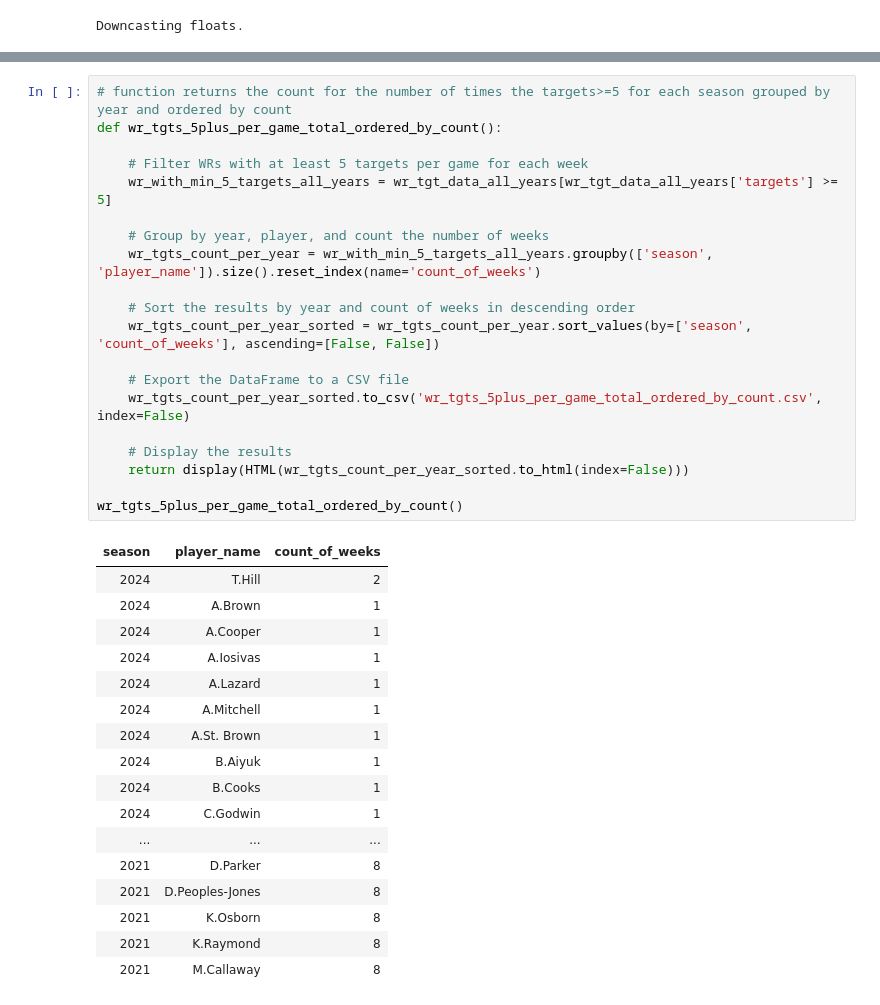
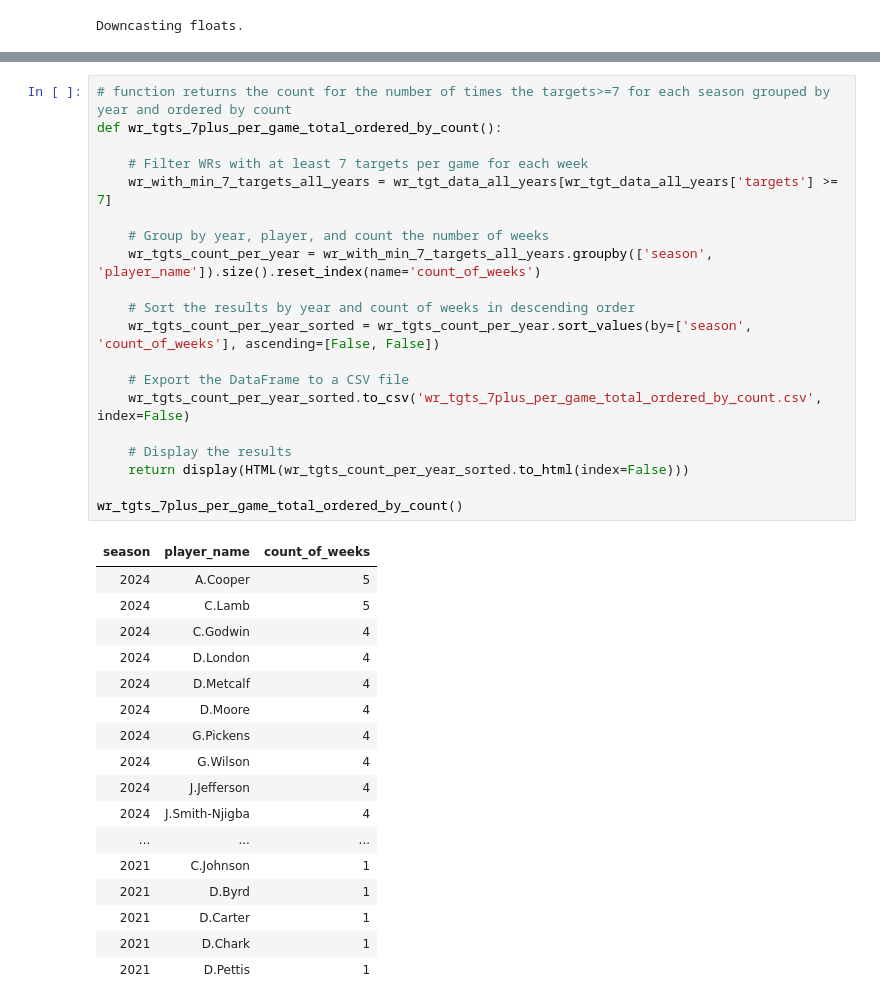
Before and after one commit to ARCtechmo/fanfav, a Jupyter notebook: wr_rec_tgts.ipynb, the cells around one changed output, grey strips where cells are left out. Saved outputs shown, nothing was run; the diff lists cells and outputs as text.

```diff
--- a/wr_rec_tgts.ipynb
+++ b/wr_rec_tgts.ipynb
@@ -83,41 +83,41 @@ wr_tgts_5plus_per_game()
 # %% [output]
 [interactive output not drawn]
 # %%
-# function returns the count for the number of times the targets>=5 for each season grouped by year and ordered by count
-def wr_tgts_5plus_per_game_total_ordered_by_count():
+# function returns the count for the number of times the targets>=7 for each season grouped by year and ordered by count
+def wr_tgts_7plus_per_game_total_ordered_by_count():
 
-    # Filter WRs with at least 5 targets per game for each week
-    wr_with_min_5_targets_all_years = wr_tgt_data_all_years[wr_tgt_data_all_years['targets'] >= 5]
+    # Filter WRs with at least 7 targets per game for each week
+    wr_with_min_7_targets_all_years = wr_tgt_data_all_years[wr_tgt_data_all_years['targets'] >= 7]
 
     # Group by year, player, and count the number of weeks
-    wr_tgts_count_per_year = wr_with_min_5_targets_all_years.groupby(['season', 'player_name']).size().reset_index(name='count_of_weeks')
+    wr_tgts_count_per_year = wr_with_min_7_targets_all_years.groupby(['season', 'player_name']).size().reset_index(name='count_of_weeks')
 
     # Sort the results by year and count of weeks in descending order
     wr_tgts_count_per_year_sorted = wr_tgts_count_per_year.sort_values(by=['season', 'count_of_weeks'], ascending=[False, False])
 
     # Export the DataFrame to a CSV file
-    wr_tgts_count_per_year_sorted.to_csv('wr_tgts_5plus_per_game_total_ordered_by_count.csv', index=False)
+    wr_tgts_count_per_year_sorted.to_csv('wr_tgts_7plus_per_game_total_ordered_by_count.csv', index=False)
 
     # Display the results
     return display(HTML(wr_tgts_count_per_year_sorted.to_html(index=False)))
 
-wr_tgts_5plus_per_game_total_ordered_by_count()
+wr_tgts_7plus_per_game_total_ordered_by_count()
 # %% [output]
 | season | player_name | count_of_weeks |
-| 2024 | T.Hill | 2 |
-| 2024 | A.Brown | 1 |
-| 2024 | A.Cooper | 1 |
-| 2024 | A.Iosivas | 1 |
-| 2024 | A.Lazard | 1 |
-| 2024 | A.Mitchell | 1 |
-| 2024 | A.St. Brown | 1 |
-| 2024 | B.Aiyuk | 1 |
-| 2024 | B.Cooks | 1 |
-| 2024 | C.Godwin | 1 |
+| 2024 | A.Cooper | 5 |
+| 2024 | C.Lamb | 5 |
+| 2024 | C.Godwin | 4 |
+| 2024 | D.London | 4 |
+| 2024 | D.Metcalf | 4 |
+| 2024 | D.Moore | 4 |
+| 2024 | G.Pickens | 4 |
+| 2024 | G.Wilson | 4 |
+| 2024 | J.Jefferson | 4 |
+| 2024 | J.Smith-Njigba | 4 |
 | ... | ... | ... |
-| 2021 | D.Parker | 8 |
-| 2021 | D.Peoples-Jones | 8 |
-| 2021 | K.Osborn | 8 |
-| 2021 | K.Raymond | 8 |
-| 2021 | M.Callaway | 8 |
+| 2021 | C.Johnson | 1 |
+| 2021 | D.Byrd | 1 |
+| 2021 | D.Carter | 1 |
+| 2021 | D.Chark | 1 |
+| 2021 | D.Pettis | 1 |
 # %%
```
Also changed, not shown: parts of 3 cells of this notebook.
